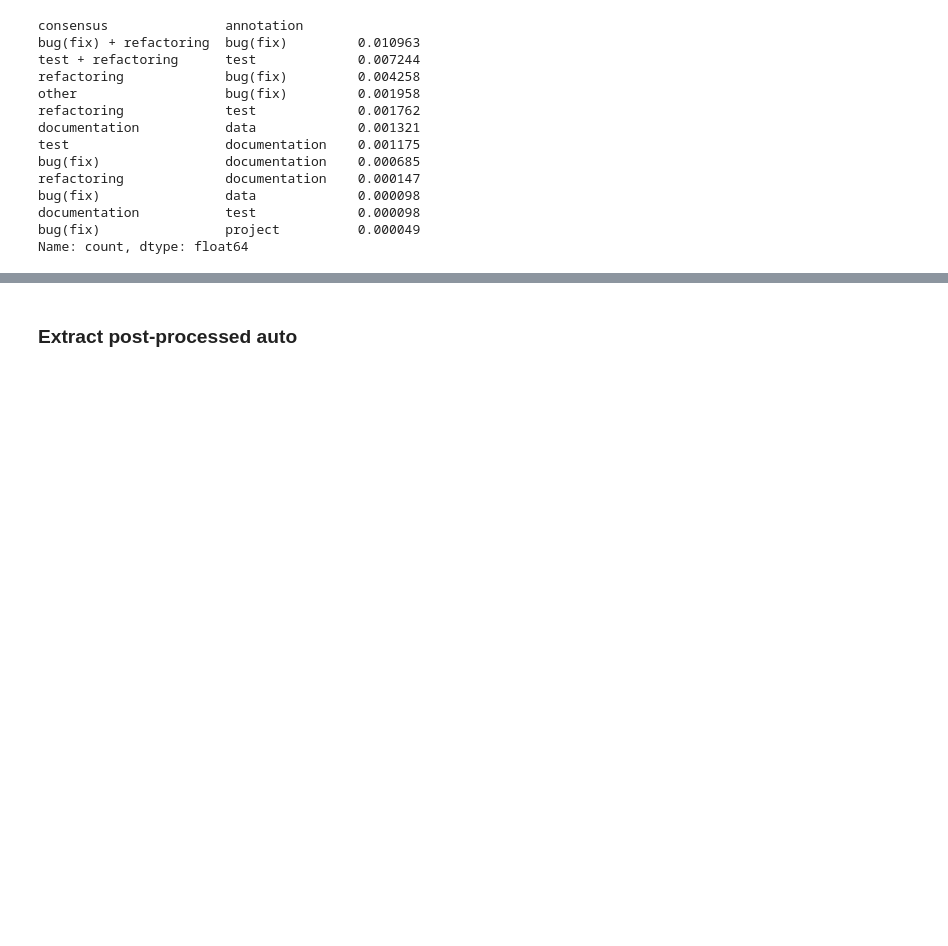
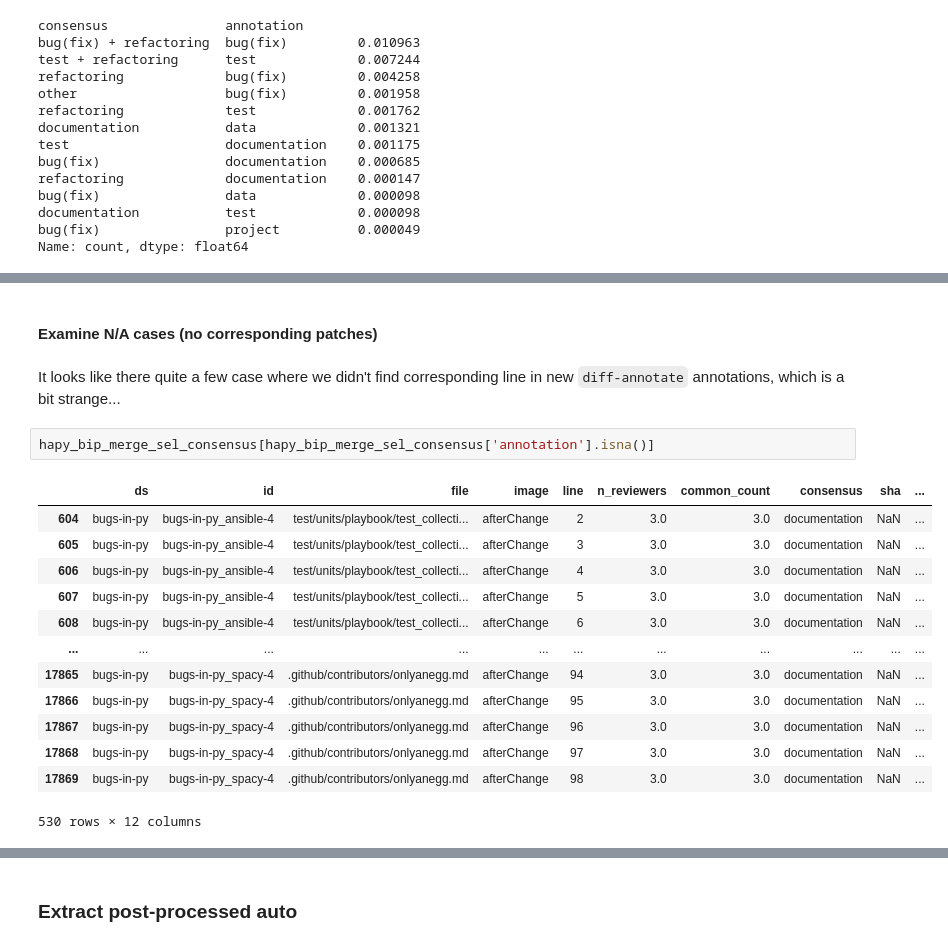
Before and after one commit to ncusi/PatchScope, a Jupyter notebook: notebooks/experiments/01-compare_annotations.ipynb, the cells around one changed output, grey strips where cells are left out. Cells and saved outputs as stored; diff of their text form; blank space fills up the shorter version.

```diff
--- a/notebooks/experiments/01-compare_annotations.ipynb
+++ b/notebooks/experiments/01-compare_annotations.ipynb
@@ -2205,0 +2279,20 @@ Name: count, dtype: float64
+# %% [markdown]
+#### Examine N/A cases (no corresponding patches)
+# %% [markdown]
+It looks like there quite a few case where we didn't find corresponding line in new `diff-annotate` annotations, which is a bit strange...
+# %%
+hapy_bip_merge_sel_consensus[hapy_bip_merge_sel_consensus['annotation'].isna()]
+# %% [output]
+|  | ds | id | file | image | line | n_reviewers | common_count | consensus | sha | ... |
+| 604 | bugs-in-py | bugs-in-py_ansible-4 | test/units/playbook/test_collecti... | afterChange | 2 | 3.0 | 3.0 | documentation | NaN | ... |
+| 605 | bugs-in-py | bugs-in-py_ansible-4 | test/units/playbook/test_collecti... | afterChange | 3 | 3.0 | 3.0 | documentation | NaN | ... |
+| 606 | bugs-in-py | bugs-in-py_ansible-4 | test/units/playbook/test_collecti... | afterChange | 4 | 3.0 | 3.0 | documentation | NaN | ... |
+| 607 | bugs-in-py | bugs-in-py_ansible-4 | test/units/playbook/test_collecti... | afterChange | 5 | 3.0 | 3.0 | documentation | NaN | ... |
+| 608 | bugs-in-py | bugs-in-py_ansible-4 | test/units/playbook/test_collecti... | afterChange | 6 | 3.0 | 3.0 | documentation | NaN | ... |
+| ... | ... | ... | ... | ... | ... | ... | ... | ... | ... | ... |
+| 17865 | bugs-in-py | bugs-in-py_spacy-4 | .github/contributors/onlyanegg.md | afterChange | 94 | 3.0 | 3.0 | documentation | NaN | ... |
+| 17866 | bugs-in-py | bugs-in-py_spacy-4 | .github/contributors/onlyanegg.md | afterChange | 95 | 3.0 | 3.0 | documentation | NaN | ... |
+| 17867 | bugs-in-py | bugs-in-py_spacy-4 | .github/contributors/onlyanegg.md | afterChange | 96 | 3.0 | 3.0 | documentation | NaN | ... |
+| 17868 | bugs-in-py | bugs-in-py_spacy-4 | .github/contributors/onlyanegg.md | afterChange | 97 | 3.0 | 3.0 | documentation | NaN | ... |
+| 17869 | bugs-in-py | bugs-in-py_spacy-4 | .github/contributors/onlyanegg.md | afterChange | 98 | 3.0 | 3.0 | documentation | NaN | ... |
+530 rows × 12 columns
```
Also changed, not shown: parts of 15 cells of this notebook.
